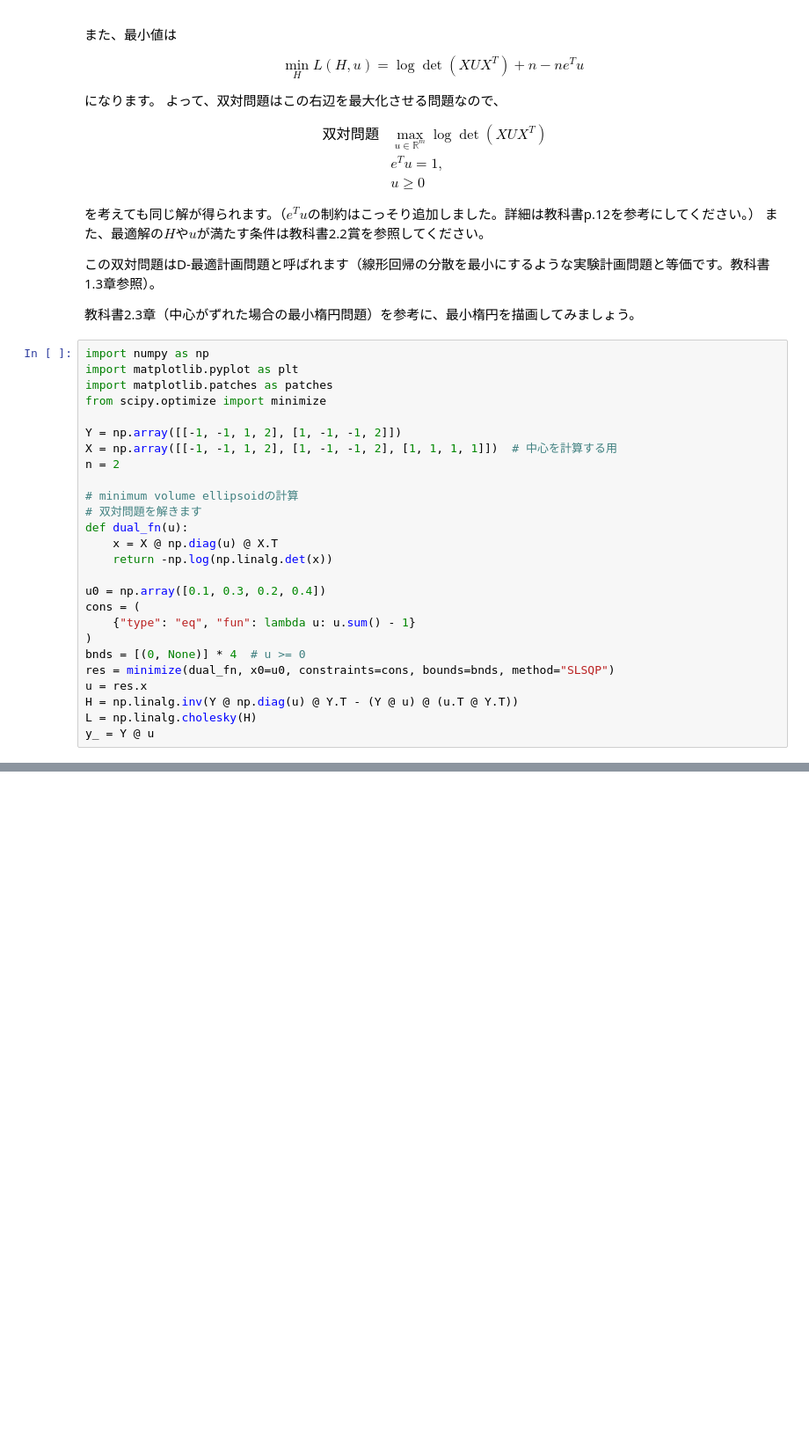
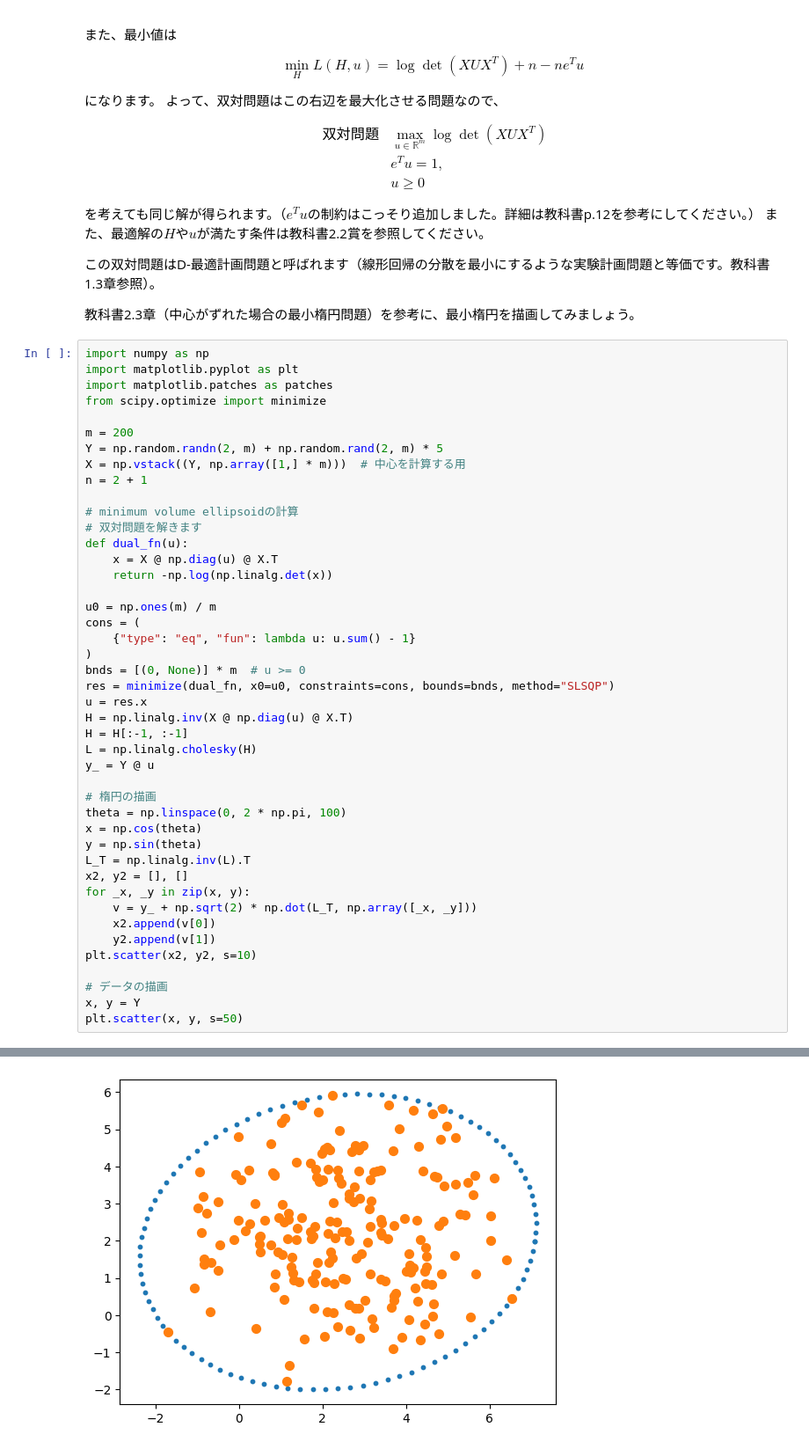
Before and after one commit to syuntoku14/Shumi-Note, a Jupyter notebook: notebooks/CVX_minimum_volume_ellipsoids.ipynb, the cells around one changed output, grey strips where cells are left out. Shown at 88% size. Saved outputs shown, nothing was run; the diff lists cells and outputs as text; blank space fills up the shorter version.

```diff
--- a/notebooks/CVX_minimum_volume_ellipsoids.ipynb
+++ b/notebooks/CVX_minimum_volume_ellipsoids.ipynb
@@ -287,9 +287,10 @@ import matplotlib.pyplot as plt
 import matplotlib.patches as patches
 from scipy.optimize import minimize
 
-Y = np.array([[-1, -1, 1, 2], [1, -1, -1, 2]])
-X = np.array([[-1, -1, 1, 2], [1, -1, -1, 2], [1, 1, 1, 1]])  # 中心を計算する用
-n = 2
+m = 200
+Y = np.random.randn(2, m) + np.random.rand(2, m) * 5
+X = np.vstack((Y, np.array([1,] * m)))  # 中心を計算する用
+n = 2 + 1
 
 # minimum volume ellipsoidの計算
 # 双対問題を解きます
@@ -297,13 +298,31 @@ def dual_fn(u):
     x = X @ np.diag(u) @ X.T
     return -np.log(np.linalg.det(x))
 
-u0 = np.array([0.1, 0.3, 0.2, 0.4])
+u0 = np.ones(m) / m
 cons = (
     {"type": "eq", "fun": lambda u: u.sum() - 1}
 )
-bnds = [(0, None)] * 4  # u >= 0
+bnds = [(0, None)] * m  # u >= 0
 res = minimize(dual_fn, x0=u0, constraints=cons, bounds=bnds, method="SLSQP")
 u = res.x
-H = np.linalg.inv(Y @ np.diag(u) @ Y.T - (Y @ u) @ (u.T @ Y.T))
+H = np.linalg.inv(X @ np.diag(u) @ X.T)
+H = H[:-1, :-1]
 L = np.linalg.cholesky(H)
 y_ = Y @ u
+
+# 楕円の描画
+theta = np.linspace(0, 2 * np.pi, 100)
+x = np.cos(theta)
+y = np.sin(theta)
+L_T = np.linalg.inv(L).T
+x2, y2 = [], []
+for _x, _y in zip(x, y):
+    v = y_ + np.sqrt(2) * np.dot(L_T, np.array([_x, _y]))
+    x2.append(v[0])
+    y2.append(v[1])
+plt.scatter(x2, y2, s=10)
+
+# データの描画
+x, y = Y
+plt.scatter(x, y, s=50)
+# %% [output]
@@ -309,0 +330 @@ y_ = Y @ u
+[figure, added]
```
Also changed, not shown: parts of 4 cells of this notebook.
